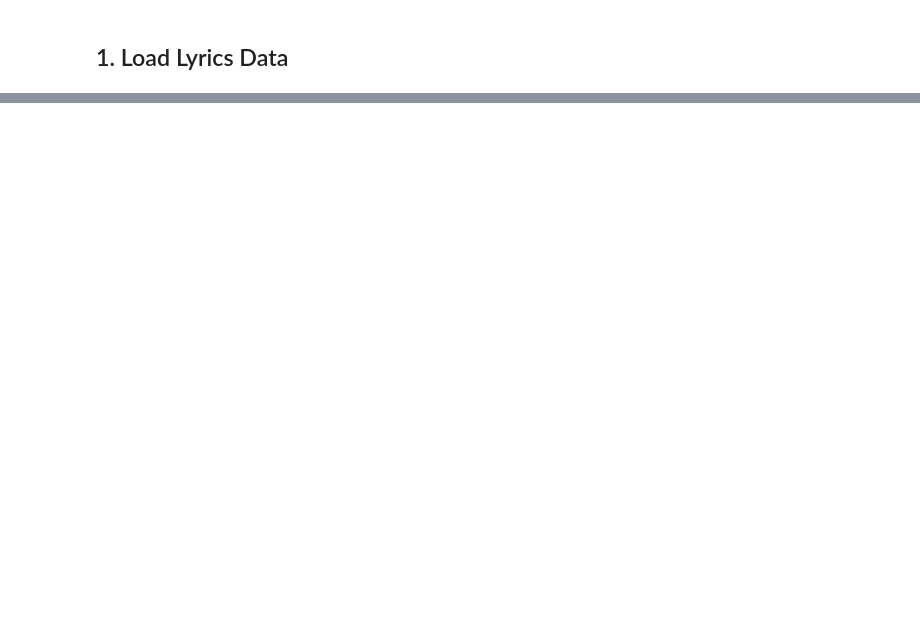
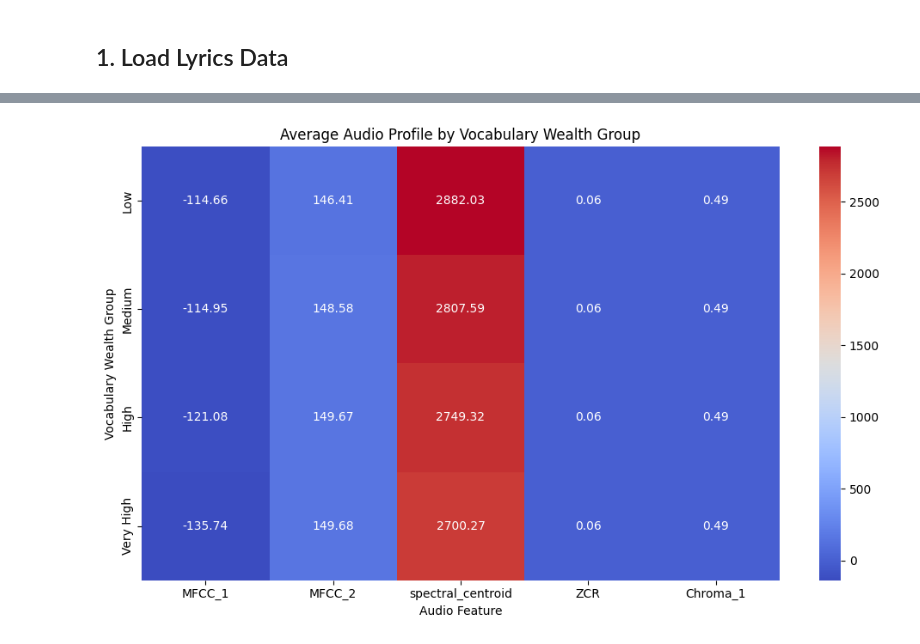
Before and after one commit to ds25m032-Denis-Hoxha/spotify_project, a Jupyter notebook: notebooks/06_lyrics_features_eda.ipynb, the cells around one changed output, grey strips where cells are left out. Saved outputs shown, nothing was run; the diff lists cells and outputs as text; code cells hidden in the pictures; blank space fills up the shorter version.

```diff
--- a/notebooks/06_lyrics_features_eda.ipynb
+++ b/notebooks/06_lyrics_features_eda.ipynb
@@ -420,0 +738,13 @@ con.close()
+# %%
+lyrics_audio["vocab_group"] = pd.qcut(
+    lyrics_audio["vocabulary_wealth"],
+    q=4,
+    labels=[
+        "Low",
+        "Medium",
+        "High",
+        "Very High"
+    ]
+)
+
+lyrics_audio["vocab_group"].value_counts()
@@ -420,0 +758,16 @@ con.close()
+# %%
+audio_profile_by_vocab = (
+    lyrics_audio
+    .groupby("vocab_group")[
+        [
+            "MFCC_1",
+            "MFCC_2",
+            "spectral_centroid",
+            "ZCR",
+            "Chroma_1"
+        ]
+    ]
+    .mean()
+)
+
+audio_profile_by_vocab
@@ -420,0 +781,18 @@ con.close()
+# %%
+plt.figure(figsize=(10, 6))
+
+sns.heatmap(
+    audio_profile_by_vocab,
+    annot=True,
+    cmap="coolwarm",
+    fmt=".2f"
+)
+
+plt.title("Average Audio Profile by Vocabulary Wealth Group")
+plt.xlabel("Audio Feature")
+plt.ylabel("Vocabulary Wealth Group")
+
+plt.tight_layout()
+plt.show()
+# %% [output]
+[figure, added]
```
Also changed, not shown: parts of 93 cells of this notebook, 1 other file.
